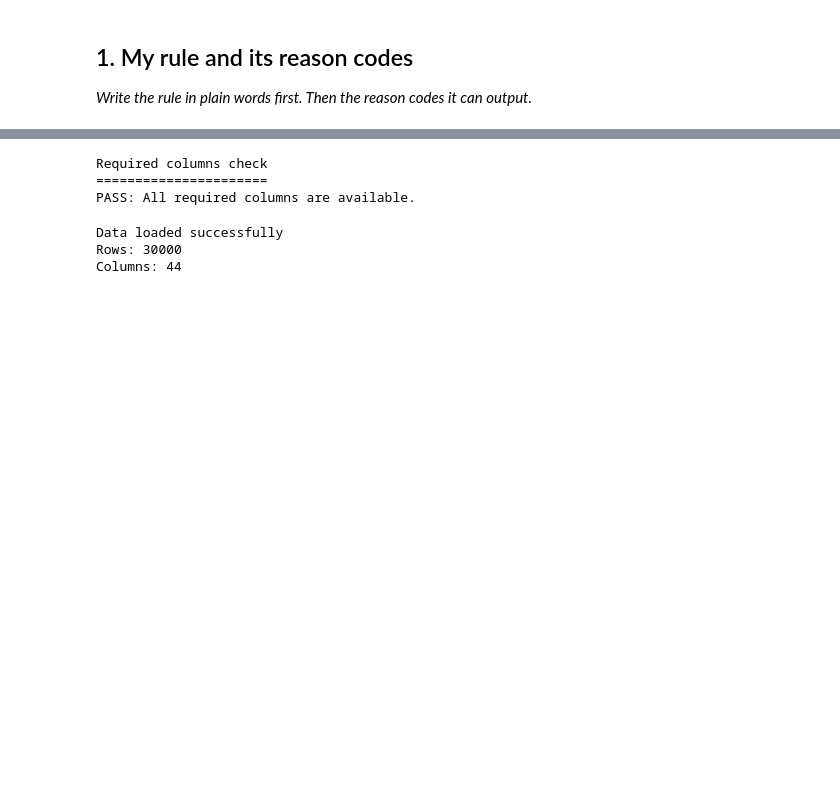
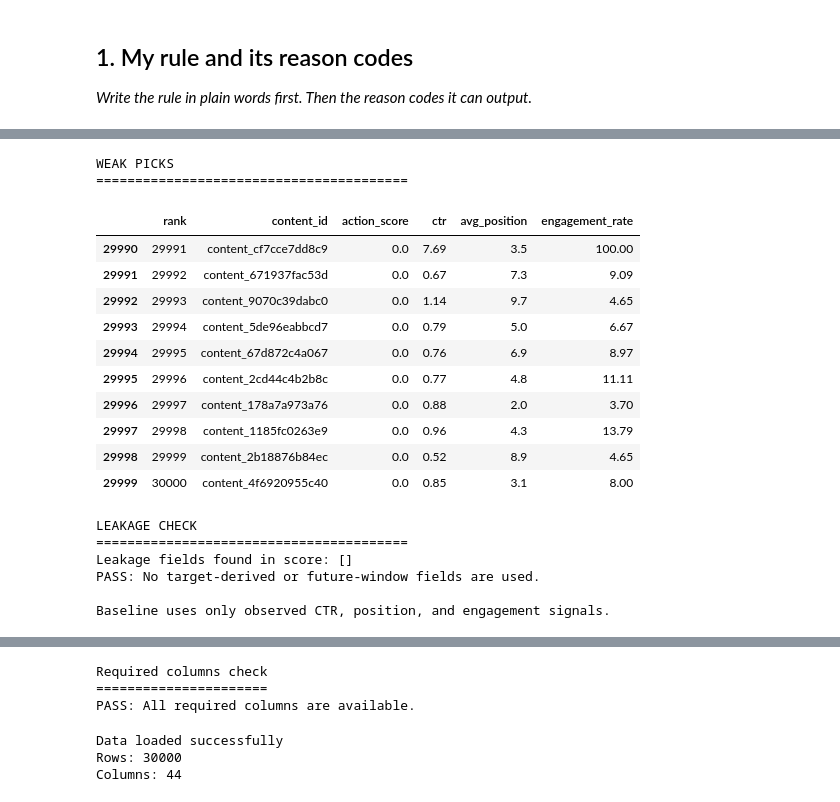
Before and after one commit to Duchalsoham12/flyrank-ml-internship, a Jupyter notebook: work/notebooks/w04_baseline_score.ipynb, the cells around one changed output, grey strips where cells are left out. Saved outputs shown, nothing was run; the diff lists cells and outputs as text; code cells hidden in the pictures; blank space fills up the shorter version.

```diff
--- a/work/notebooks/w04_baseline_score.ipynb
+++ b/work/notebooks/w04_baseline_score.ipynb
@@ -12,0 +253,67 @@ This skeleton is yours to fill. Work the sections **in order** — each one has
+# %%
+# ML-07 Section 4: Weak picks + leakage check
+
+print("WEAK PICKS")
+print("=" * 40)
+
+# Show the 10 lowest-priority items
+weak_picks = score_df.tail(10)
+
+display(
+    weak_picks[
+        [
+            "rank",
+            "content_id",
+            "action_score",
+            "ctr",
+            "avg_position",
+            "engagement_rate"
+        ]
+    ]
+)
+
+print("\nLEAKAGE CHECK")
+print("=" * 40)
+
+# Fields that should NOT be used by the baseline
+leakage_fields = [
+    "trend_direction",
+    "trend_pct",
+    "position_tier",
+    "impression_tier",
+    "is_declining"
+]
+
+leakage_in_score = [
+    col for col in leakage_fields
+    if col in score_df.columns
+]
+
+print("Leakage fields found in score:", leakage_in_score)
+
+if len(leakage_in_score) == 0:
+    print("PASS: No target-derived or future-window fields are used.")
+else:
+    print("WARNING: Review these fields:", leakage_in_score)
+
+print("\nBaseline uses only observed CTR, position, and engagement signals.")
+# %% [output]
+WEAK PICKS
+========================================
+|  | rank | content_id | action_score | ctr | avg_position | engagement_rate |
+| 29990 | 29991 | content_cf7cce7dd8c9 | 0.0 | 7.69 | 3.5 | 100.00 |
+| 29991 | 29992 | content_671937fac53d | 0.0 | 0.67 | 7.3 | 9.09 |
+| 29992 | 29993 | content_9070c39dabc0 | 0.0 | 1.14 | 9.7 | 4.65 |
+| 29993 | 29994 | content_5de96eabbcd7 | 0.0 | 0.79 | 5.0 | 6.67 |
+| 29994 | 29995 | content_67d872c4a067 | 0.0 | 0.76 | 6.9 | 8.97 |
+| 29995 | 29996 | content_2cd44c4b2b8c | 0.0 | 0.77 | 4.8 | 11.11 |
+| 29996 | 29997 | content_178a7a973a76 | 0.0 | 0.88 | 2.0 | 3.70 |
+| 29997 | 29998 | content_1185fc0263e9 | 0.0 | 0.96 | 4.3 | 13.79 |
+| 29998 | 29999 | content_2b18876b84ec | 0.0 | 0.52 | 8.9 | 4.65 |
+| 29999 | 30000 | content_4f6920955c40 | 0.0 | 0.85 | 3.1 | 8.00 |
+LEAKAGE CHECK
+========================================
+Leakage fields found in score: []
+PASS: No target-derived or future-window fields are used.
+
+Baseline uses only observed CTR, position, and engagement signals.
```
Also changed, not shown: parts of 10 cells of this notebook.
